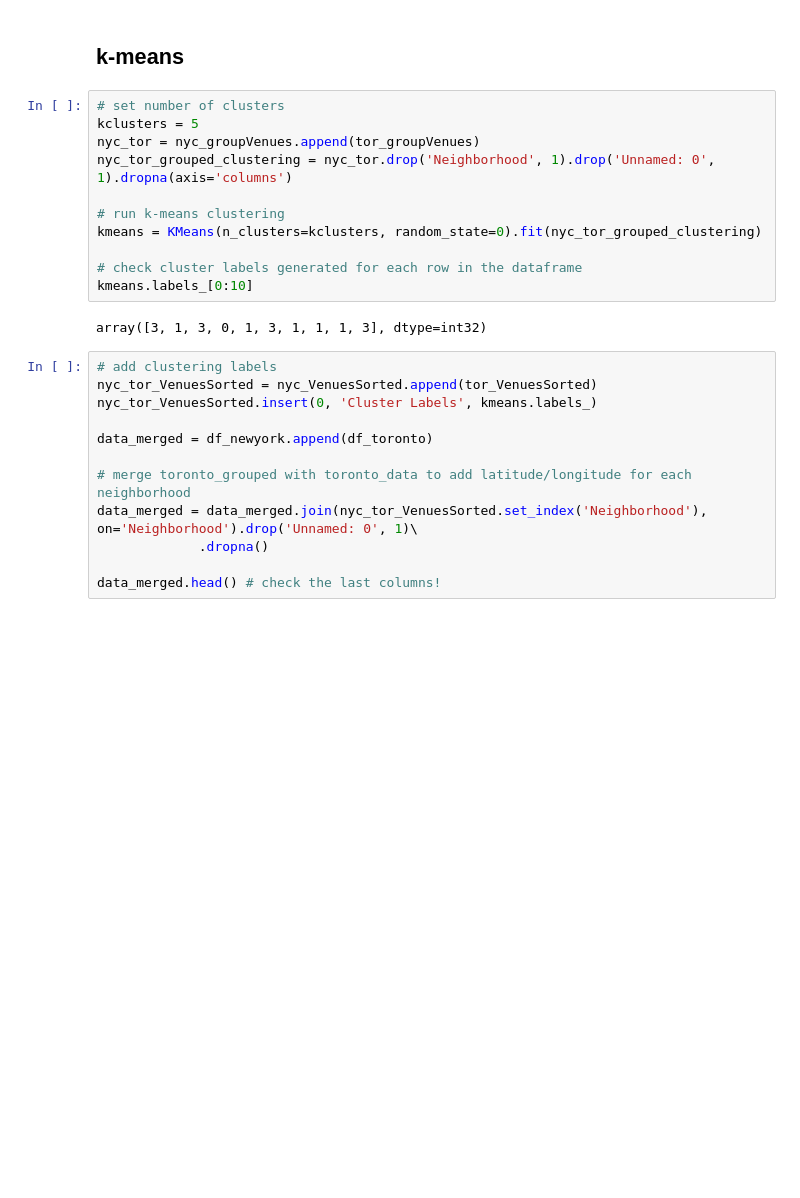
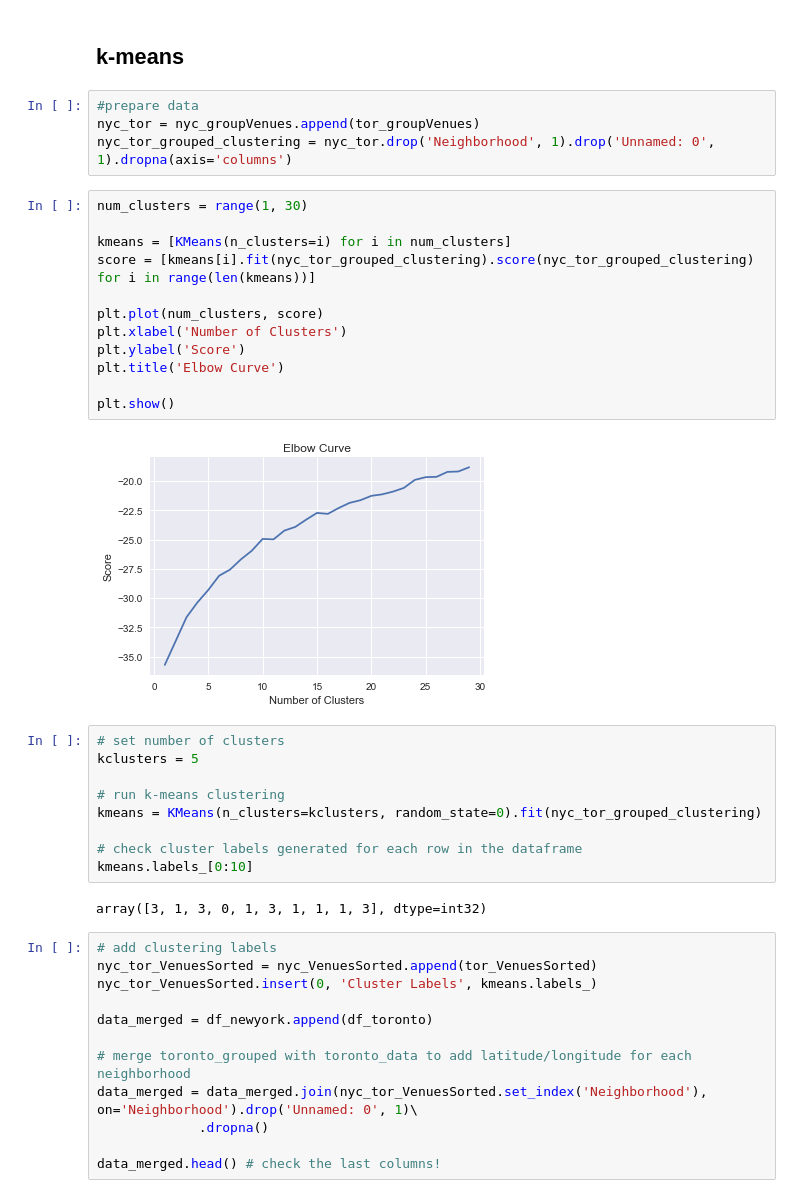
Before and after one commit to cindyxxyu/Capstone-Project, a Jupyter notebook: Applied Data Science Capstone Project.ipynb, the cells around one changed output. Saved outputs shown, nothing was run; the diff lists cells and outputs as text; blank space fills up the shorter version.

Commit message:
Add Elbow analysis

```diff
--- a/Applied Data Science Capstone Project.ipynb
+++ b/Applied Data Science Capstone Project.ipynb
@@ -219,11 +219,27 @@ for p in ax.patches:
 [figure]
 # %% [markdown]
 ## k-means
+# %%
+#prepare data
+nyc_tor = nyc_groupVenues.append(tor_groupVenues)
+nyc_tor_grouped_clustering = nyc_tor.drop('Neighborhood', 1).drop('Unnamed: 0', 1).dropna(axis='columns')
+# %%
+num_clusters = range(1, 30)
+
+kmeans = [KMeans(n_clusters=i) for i in num_clusters]
+score = [kmeans[i].fit(nyc_tor_grouped_clustering).score(nyc_tor_grouped_clustering) for i in range(len(kmeans))]
+
+plt.plot(num_clusters, score)
+plt.xlabel('Number of Clusters')
+plt.ylabel('Score')
+plt.title('Elbow Curve')
+
+plt.show()
+# %% [output]
+[figure, added]
 # %%
 # set number of clusters
 kclusters = 5
-nyc_tor = nyc_groupVenues.append(tor_groupVenues)
-nyc_tor_grouped_clustering = nyc_tor.drop('Neighborhood', 1).drop('Unnamed: 0', 1).dropna(axis='columns')
 
 # run k-means clustering
 kmeans = KMeans(n_clusters=kclusters, random_state=0).fit(nyc_tor_grouped_clustering)
```
Also changed, not shown: parts of 1 cell of this notebook.
